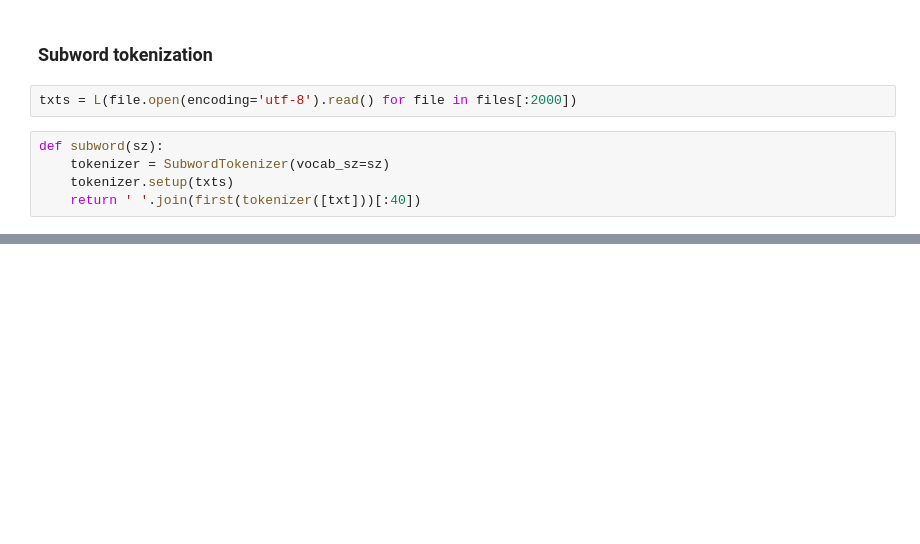
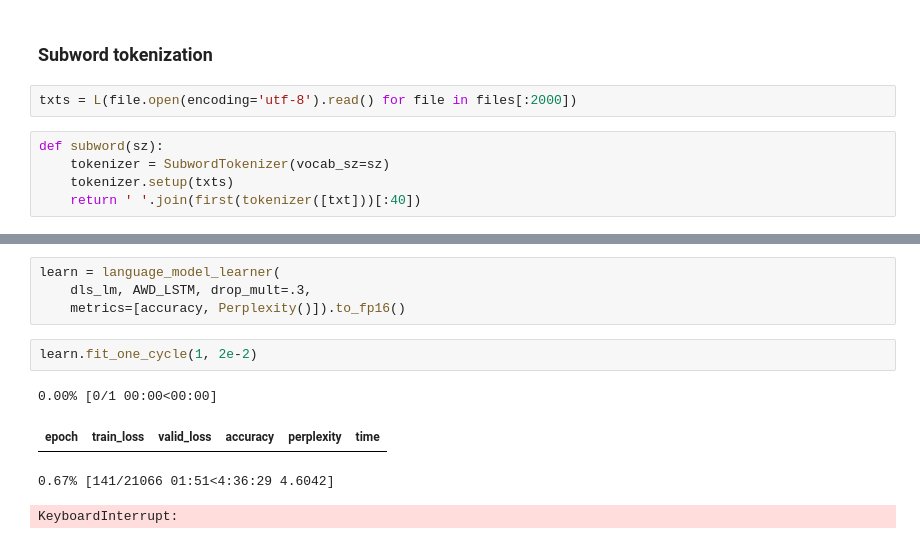
Before and after one commit to omlnaut/fastai, a Jupyter notebook: chapter10_rnn.ipynb, the cells around one changed output, grey strips where cells are left out. Drawn from its saved outputs; the diff is of its cells as text; blank space fills up the shorter version.

```diff
--- a/chapter10_rnn.ipynb
+++ b/chapter10_rnn.ipynb
@@ -79,0 +186,11 @@ Exception: sentencepiece module is missing: run `pip install sentencepiece!=0.1.
+# %%
+learn = language_model_learner(
+    dls_lm, AWD_LSTM, drop_mult=.3,
+    metrics=[accuracy, Perplexity()]).to_fp16()
+# %%
+learn.fit_one_cycle(1, 2e-2)
+# %% [output]
+0.00% [0/1 00:00<00:00]
+| epoch | train_loss | valid_loss | accuracy | perplexity | time |
+0.67% [141/21066 01:51<4:36:29 4.6042]
+KeyboardInterrupt:
```
Also changed, not shown: parts of 16 cells of this notebook.
